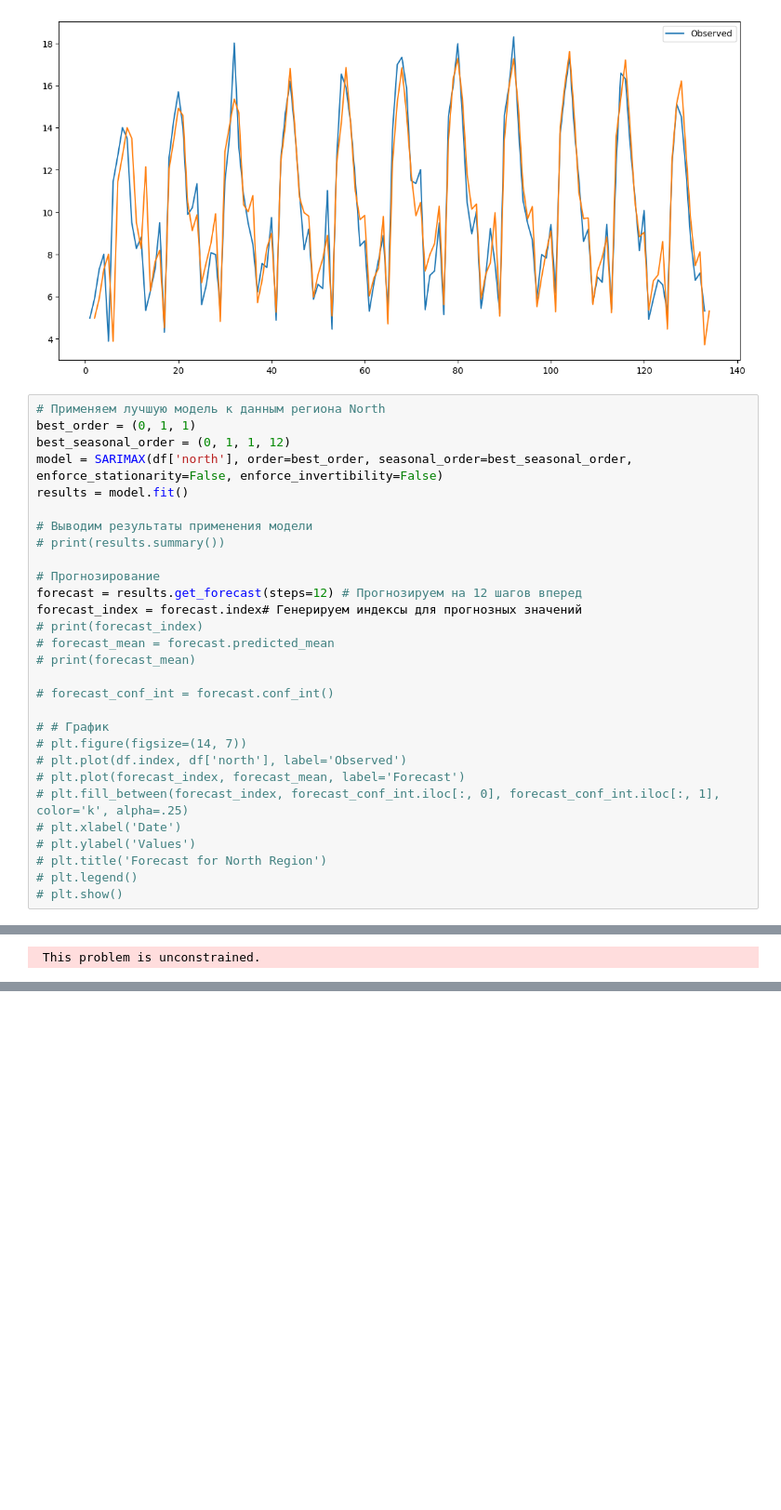
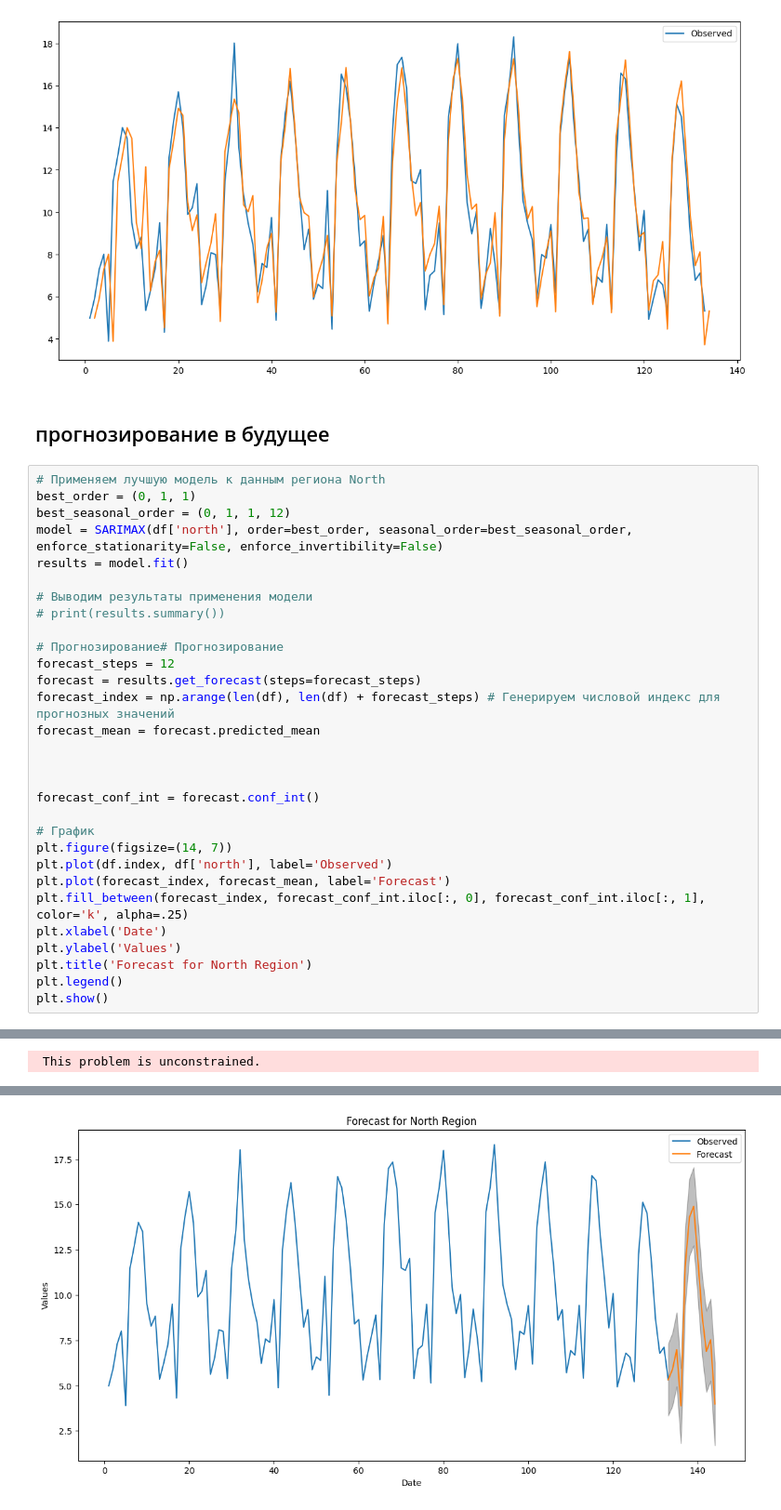
Before and after one commit to ErmakovSemen/minor_hw, a Jupyter notebook: sarima.ipynb, the cells around one changed output, grey strips where cells are left out. Shown at 93% size. Cells and saved outputs as stored; diff of their text form; blank space fills up the shorter version.

```diff
--- a/sarima.ipynb
+++ b/sarima.ipynb
@@ -475,6 +481,8 @@ Warnings:
 [1] Covariance matrix calculated using the outer product of gradients (complex-step).
  This problem is unconstrained.
 [figure]
+# %% [markdown]
+## прогнозирование в будущее
 # %%
 # Применяем лучшую модель к данным региона North
 best_order = (0, 1, 1)
@@ -485,25 +493,26 @@ results = model.fit()
 # Выводим результаты применения модели
 # print(results.summary())
 
-# Прогнозирование
-forecast = results.get_forecast(steps=12) # Прогнозируем на 12 шагов вперед
-forecast_index = forecast.index# Генерируем индексы для прогнозных значений
-# print(forecast_index)
-# forecast_mean = forecast.predicted_mean
-# print(forecast_mean)
+# Прогнозирование# Прогнозирование
+forecast_steps = 12
+forecast = results.get_forecast(steps=forecast_steps)
+forecast_index = np.arange(len(df), len(df) + forecast_steps) # Генерируем числовой индекс для прогнозных значений
+forecast_mean = forecast.predicted_mean
 
-# forecast_conf_int = forecast.conf_int()
 
-# # График
-# plt.figure(figsize=(14, 7))
-# plt.plot(df.index, df['north'], label='Observed')
-# plt.plot(forecast_index, forecast_mean, label='Forecast')
-# plt.fill_between(forecast_index, forecast_conf_int.iloc[:, 0], forecast_conf_int.iloc[:, 1], color='k', alpha=.25)
-# plt.xlabel('Date')
-# plt.ylabel('Values')
-# plt.title('Forecast for North Region')
-# plt.legend()
-# plt.show()
+
+forecast_conf_int = forecast.conf_int()
+
+# График
+plt.figure(figsize=(14, 7))
+plt.plot(df.index, df['north'], label='Observed')
+plt.plot(forecast_index, forecast_mean, label='Forecast')
+plt.fill_between(forecast_index, forecast_conf_int.iloc[:, 0], forecast_conf_int.iloc[:, 1], color='k', alpha=.25)
+plt.xlabel('Date')
+plt.ylabel('Values')
+plt.title('Forecast for North Region')
+plt.legend()
+plt.show()
 # %% [output]
 RUNNING THE L-BFGS-B CODE
 
@@ -525,0 +547 @@ CONVERGENCE: NORM_OF_PROJECTED_GRADIENT_<=_PGTOL
+[figure, added]
```
Also changed, not shown: parts of 6 cells of this notebook.
